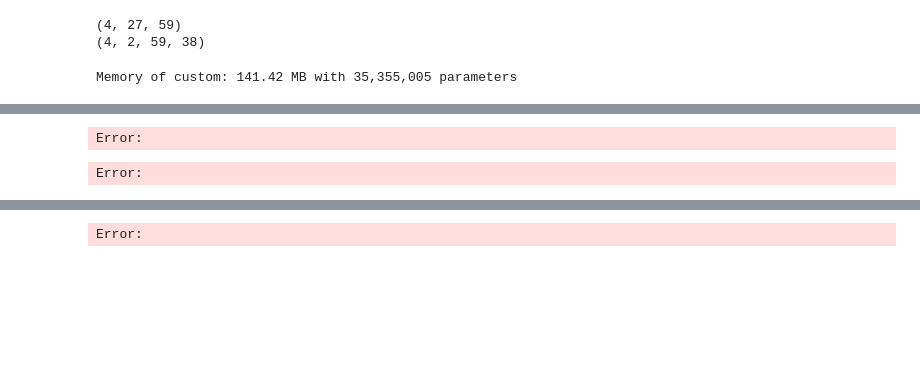
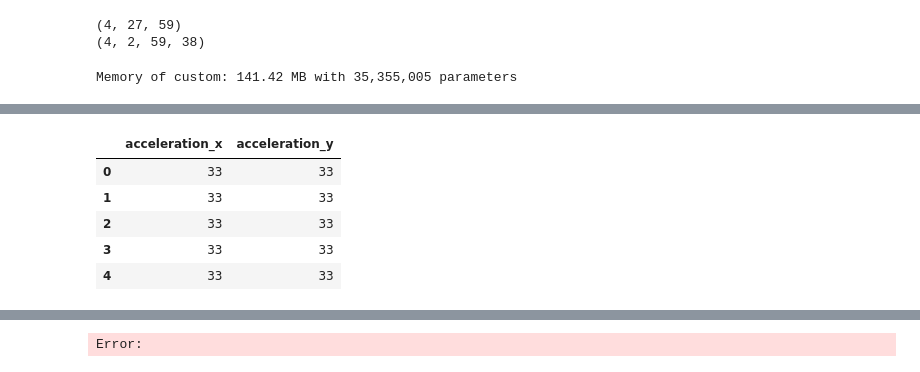
Before and after one commit to IndustryTransformer/Hephaestus, a Jupyter notebook: Plannets.ipynb, the cells around one changed output, grey strips where cells are left out. Saved outputs shown, nothing was run; the diff lists cells and outputs as text; code cells hidden in the pictures; blank space fills up the shorter version.

```diff
--- a/Plannets.ipynb
+++ b/Plannets.ipynb
@@ -657,8 +647,14 @@ mask_data = False
 MASK_DATA = True
 
 
-def process_results(arr: jnp.array, col_names: list):
+def process_results(arr: jnp.array, col_names: list, config: TimeSeriesConfig):
     arr = jnp.squeeze(arr)
+    if arr.ndim == 3:
+        # Check if there is a logit array for exmple if there are 3 dims then the
+        # last dim is the logit array. We need to get the argmax of the last dim
+        # to get the actual values of the array and replace the logit array with the
+        # actual values
+        arr = jnp.argmax(arr, axis=-1)
     df = pd.DataFrame(arr.T)
     df.columns = col_names
     return df
@@ -670,29 +666,44 @@ class DFComparison:
     output_df: pd.DataFrame
 
 
-def show_results_df(state, base_df, dataset, idx: int = 0, mask_start: int = None):
+def show_results_df(
+    state, time_series_config, dataset, idx: int = 0, mask_start: int = None
+):
     results = return_results(state, dataset, idx=idx, mask_start=mask_start)
 
     input_categorical = process_results(
-        results.categorical_inputs, dataset.categorical_col_tokens
+        results.categorical_inputs,
+        time_series_config.categorical_col_tokens,
+        time_series_config,
     )
-    input_numeric = process_results(results.numeric_inputs, dataset.numeric_col_tokens)
+    input_numeric = process_results(
+        results.numeric_inputs,
+        time_series_config.numeric_col_tokens,
+        time_series_config,
+    )
     output_categorical = process_results(
-        results.categorical_out, dataset.categorical_col_tokens
+        results.categorical_out,
+        time_series_config.categorical_col_tokens,
+        time_series_config,
     )
-    output_numeric = process_results(results.numeric_out, dataset.numeric_col_tokens)
+    output_numeric = process_results(
+        results.numeric_out, time_series_config.numeric_col_tokens, time_series_config
+    )
     input_df = pd.concat([input_categorical, input_numeric], axis=1)
     output_df = pd.concat([output_categorical, output_numeric], axis=1)
 
     return DFComparison(input_df, output_df)
 
 
-df_comp = show_results_df(state, train_ds, train_ds, idx=0)
-df_comp.input_df
+df_comp = show_results_df(
+    state=state, time_series_config=time_series_config, dataset=train_ds, idx=0
+)
-# %% [output]
-Error:
-# %%
-test_key = random.PRNGKey(4454)
-x = jax.random.normal(test_key, (4, 26, 59, 256))
-# %% [output]
-Error:
+# %%
+df_comp.output_df.loc[:, time_series_config.categorical_col_tokens].tail()
+# %% [output]
+|  | acceleration_x | acceleration_y |
+| 0 | 33 | 33 |
+| 1 | 33 | 33 |
+| 2 | 33 | 33 |
+| 3 | 33 | 33 |
+| 4 | 33 | 33 |
```
Also changed, not shown: parts of 19 cells of this notebook, 1 other file.
